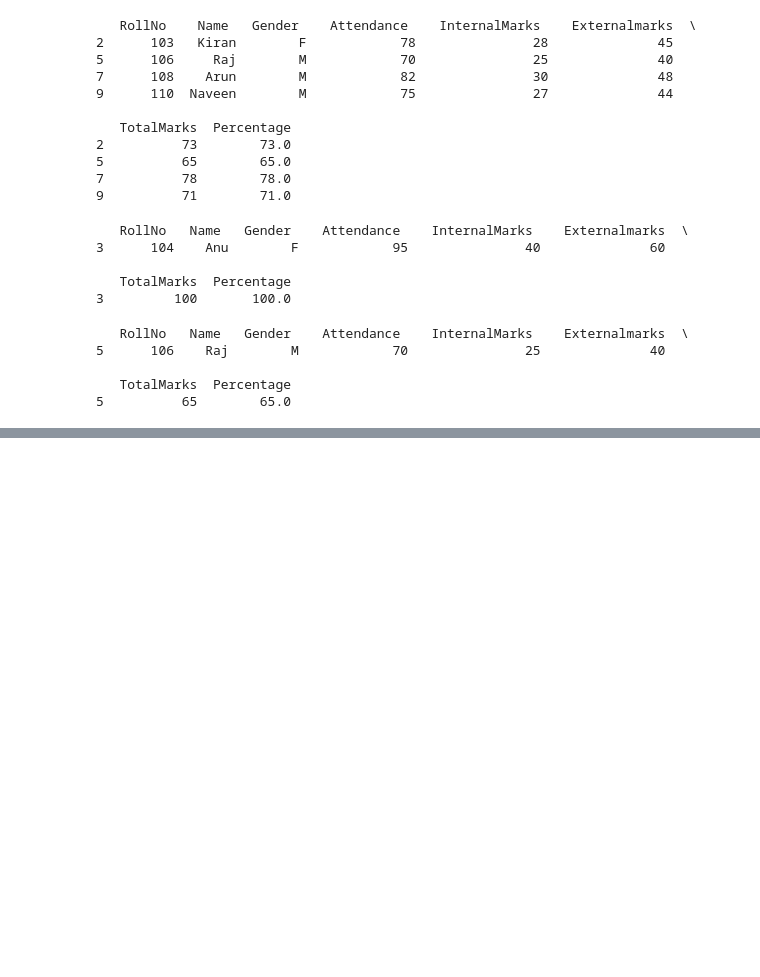
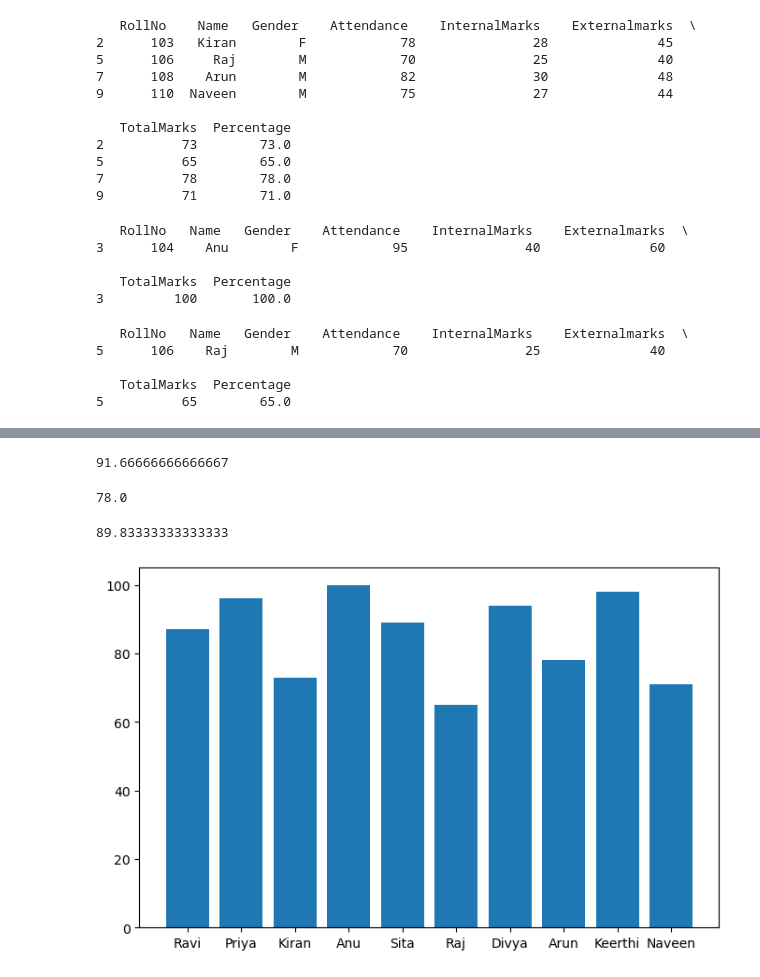
Before and after one commit to Azth1234/MachineLearning, a Jupyter notebook: Untitled.ipynb, the cells around one changed output, grey strips where cells are left out. Saved outputs shown, nothing was run; the diff lists cells and outputs as text; code cells hidden in the pictures; blank space fills up the shorter version.

```diff
--- a/Untitled.ipynb
+++ b/Untitled.ipynb
@@ -259,0 +300,12 @@ print(df[df["TotalMarks"]==a])
+# %%
+print(df[df[" Gender "]=='F']["TotalMarks"].mean())
+# %% [output]
+91.66666666666667
+# %%
+print(df[df[" Gender "]=='M'][" Attendance "].mean())
+# %% [output]
+78.0
+# %%
+print(df[df[" Gender "]=='F'][" Attendance "].mean())
+# %% [output]
+89.83333333333333
@@ -259,0 +316,6 @@ print(df[df["TotalMarks"]==a])
+# %%
+plt.figure(figsize=(8,5))
+plt.bar(df[" Name "],df["TotalMarks"])
+plt.show()
+# %% [output]
+[figure, added]
```
Also changed, not shown: parts of 11 cells of this notebook.
